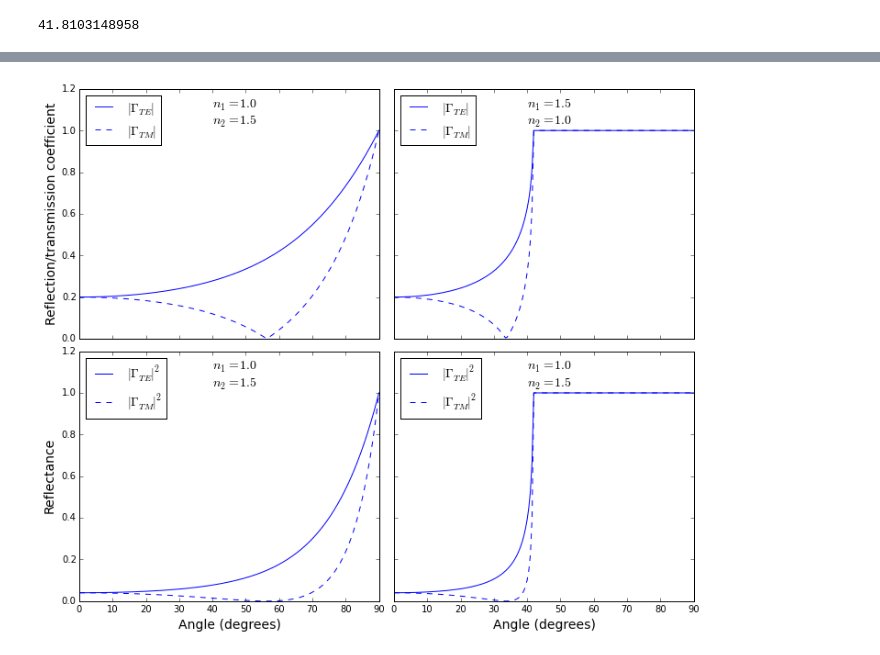
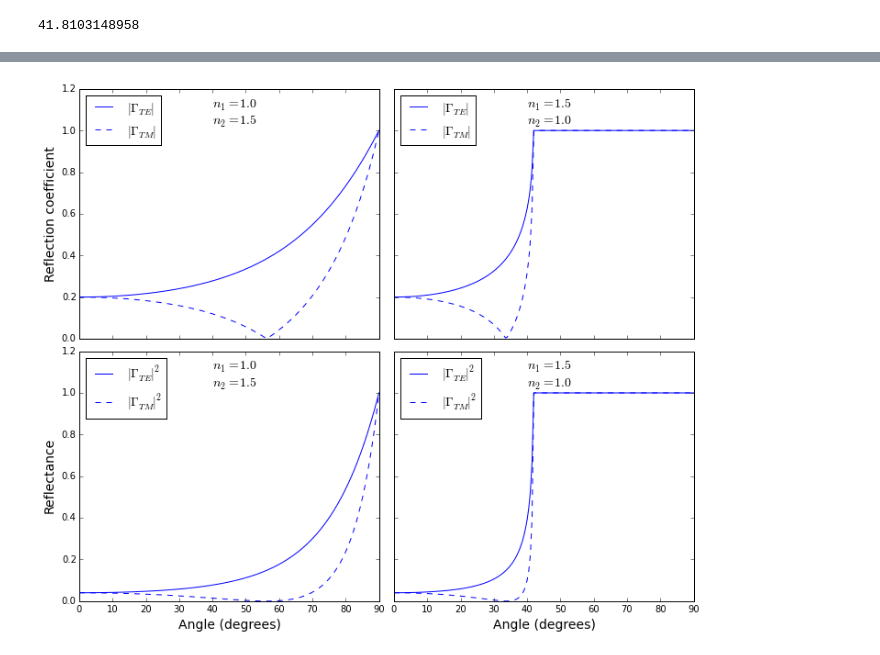
Before and after one commit to gregnordin/ECEn360_W15, a Jupyter notebook: reflection_refraction/Reflection_Refraction.ipynb, the cells around one changed output, grey strips where cells are left out. Drawn from its saved outputs; the diff is of its cells as text; code cells hidden in the pictures.

```diff
--- a/reflection_refraction/Reflection_Refraction.ipynb
+++ b/reflection_refraction/Reflection_Refraction.ipynb
@@ -110,8 +206,10 @@ ax_int.text(40,1.05,'$n_1 = {}$\n$n_2 = {}$'.format(n_list_int[0],n_list_int[1])
 # list of layer thicknesses in nm
 d_list = [np.inf, np.inf]
 # list of refractive indices
-n_list_ext = [1.0, 1.5]
-n_list_int = [1.5, 1.0]
+nlow = 1.0
+nhigh = 1.5
+n_list_ext = [nlow, nhigh]
+n_list_int = [nhigh, nlow]
 wavelength = 0.5
 angles_deg = np.linspace(0,90,num=181)
 fsize = 14
@@ -132,33 +230,33 @@ for angle in angles_deg:
     r_int_TM.append(coh_tmm('p',n_list_int, d_list, angle*degree, wavelength)['r'])
     R_ext_TE.append(coh_tmm('s',n_list_ext, d_list, angle*degree, wavelength)['R'])
     R_ext_TM.append(coh_tmm('p',n_list_ext, d_list, angle*degree, wavelength)['R'])
     R_int_TE.append(coh_tmm('s',n_list_int, d_list, angle*degree, wavelength)['R'])
     R_int_TM.append(coh_tmm('p',n_list_int, d_list, angle*degree, wavelength)['R'])
 fig, ax = plt.subplots(2, 2, sharex=True, sharey=True, figsize=(12,10))
-ax[0][0].set_ylabel('Reflection/transmission coefficient',fontsize=fsize)
+ax[0][0].set_ylabel('Reflection coefficient',fontsize=fsize)
 ax[0][0].plot(angles_deg,np.abs(r_ext_TE),'b-',label='$|\Gamma_{TE}|$')
 ax[0][0].plot(angles_deg,np.abs(r_ext_TM),'b--',label='$|\Gamma_{TM}|$')
 ax[0][0].legend(loc=2,fontsize=14)
 ax[0][0].text(40,1.03,'$n_1 = {}$\n$n_2 = {}$'.format(n_list_ext[0],n_list_ext[1]), fontsize=fsize)
 
 ax[0][1].plot(angles_deg,np.abs(r_int_TE),'b-',label='$|\Gamma_{TE}|$')
 ax[0][1].plot(angles_deg,np.abs(r_int_TM),'b--',label='$|\Gamma_{TM}|$')
 ax[0][1].legend(loc=2,fontsize=fsize)
 ax[0][1].text(40,1.03,'$n_1 = {}$\n$n_2 = {}$'.format(n_list_int[0],n_list_int[1]), fontsize=fsize)
 
 ax[1][0].set_ylabel('Reflectance',fontsize=fsize)
 ax[1][0].plot(angles_deg,np.abs(R_ext_TE),'b-',label='$|\Gamma_{TE}|^2$')
 ax[1][0].plot(angles_deg,np.abs(R_ext_TM),'b--',label='$|\Gamma_{TM}|^2$')
 ax[1][0].set_xlabel('Angle (degrees)',fontsize=fsize)
 ax[1][0].legend(loc=2,fontsize=14)
 ax[1][0].text(40,1.03,'$n_1 = {}$\n$n_2 = {}$'.format(n_list_ext[0],n_list_ext[1]), fontsize=fsize)
 
 ax[1][1].plot(angles_deg,np.abs(R_int_TE),'b-',label='$|\Gamma_{TE}|^2$')
 ax[1][1].plot(angles_deg,np.abs(R_int_TM),'b--',label='$|\Gamma_{TM}|^2$')
 ax[1][1].set_xlabel('Angle (degrees)',fontsize=fsize)
 ax[1][1].legend(loc=2,fontsize=14)
-ax[1][1].text(40,1.03,'$n_1 = {}$\n$n_2 = {}$'.format(n_list_ext[0],n_list_ext[1]), fontsize=fsize)
+ax[1][1].text(40,1.03,'$n_1 = {}$\n$n_2 = {}$'.format(n_list_int[0],n_list_int[1]), fontsize=fsize)
 
 fig.subplots_adjust(hspace=0.05,wspace=0.05)
 # %% [output]
-[figure, old version]
+[figure, new version]
```
Also changed, not shown: parts of 12 cells of this notebook.
